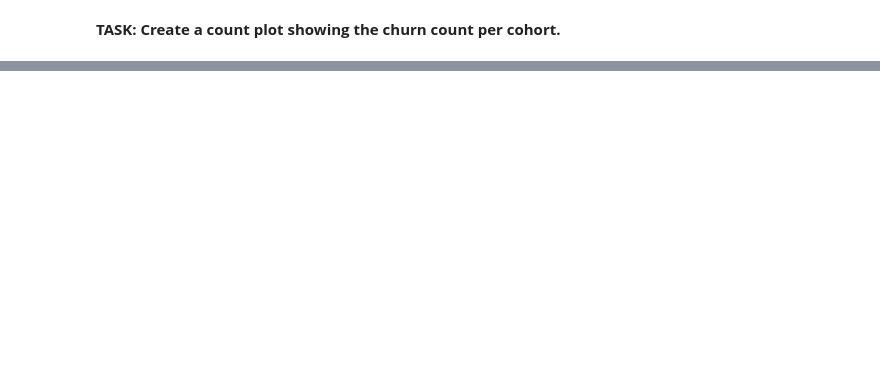
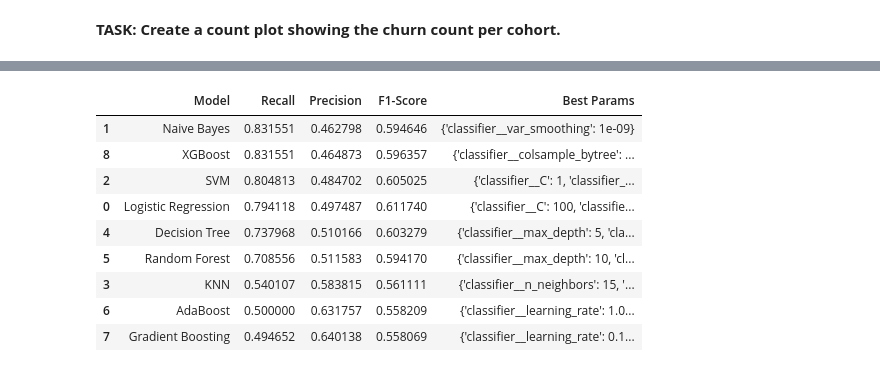
Before and after one commit to Vishal201TA/aiml_bootcamp, a Jupyter notebook: ML BootCamp/Day-7/Customer_Churn_Project.ipynb, the cells around one changed output, grey strips where cells are left out. Cells and saved outputs as stored; diff of their text form; code cells hidden in the pictures; blank space fills up the shorter version.

```diff
--- a/ML BootCamp/Day-7/Customer_Churn_Project.ipynb
+++ b/ML BootCamp/Day-7/Customer_Churn_Project.ipynb
@@ -394,0 +574,13 @@ plt.show()
+# %%
+final_df
+# %% [output]
+|  | Model | Recall | Precision | F1-Score | Best Params |
+| 1 | Naive Bayes | 0.831551 | 0.462798 | 0.594646 | {'classifier__var_smoothing': 1e-09} |
+| 8 | XGBoost | 0.831551 | 0.464873 | 0.596357 | {'classifier__colsample_bytree': ... |
+| 2 | SVM | 0.804813 | 0.484702 | 0.605025 | {'classifier__C': 1, 'classifier_... |
+| 0 | Logistic Regression | 0.794118 | 0.497487 | 0.611740 | {'classifier__C': 100, 'classifie... |
+| 4 | Decision Tree | 0.737968 | 0.510166 | 0.603279 | {'classifier__max_depth': 5, 'cla... |
+| 5 | Random Forest | 0.708556 | 0.511583 | 0.594170 | {'classifier__max_depth': 10, 'cl... |
+| 3 | KNN | 0.540107 | 0.583815 | 0.561111 | {'classifier__n_neighbors': 15, '... |
+| 6 | AdaBoost | 0.500000 | 0.631757 | 0.558209 | {'classifier__learning_rate': 1.0... |
+| 7 | Gradient Boosting | 0.494652 | 0.640138 | 0.558069 | {'classifier__learning_rate': 0.1... |
```
Also changed, not shown: parts of 32 cells of this notebook, 2 other files.
